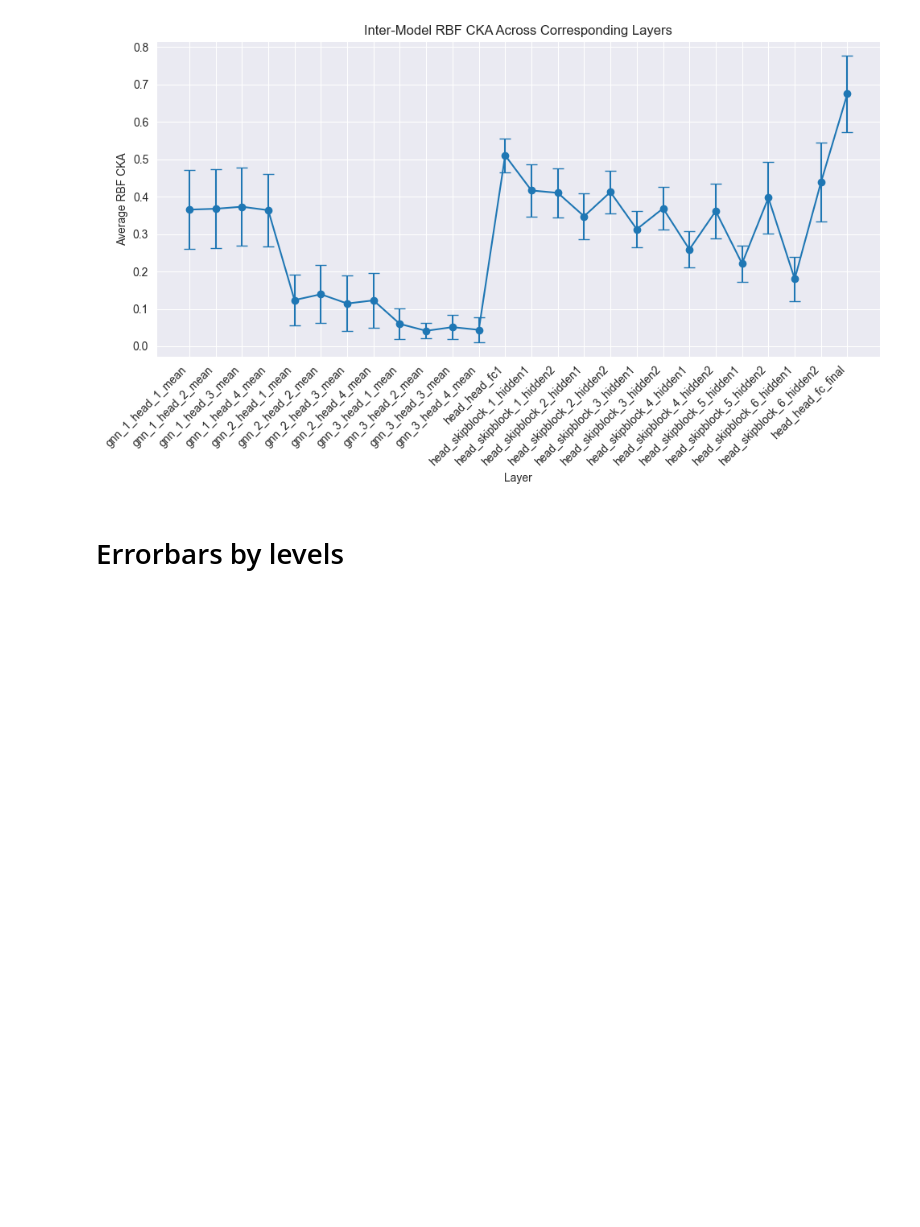
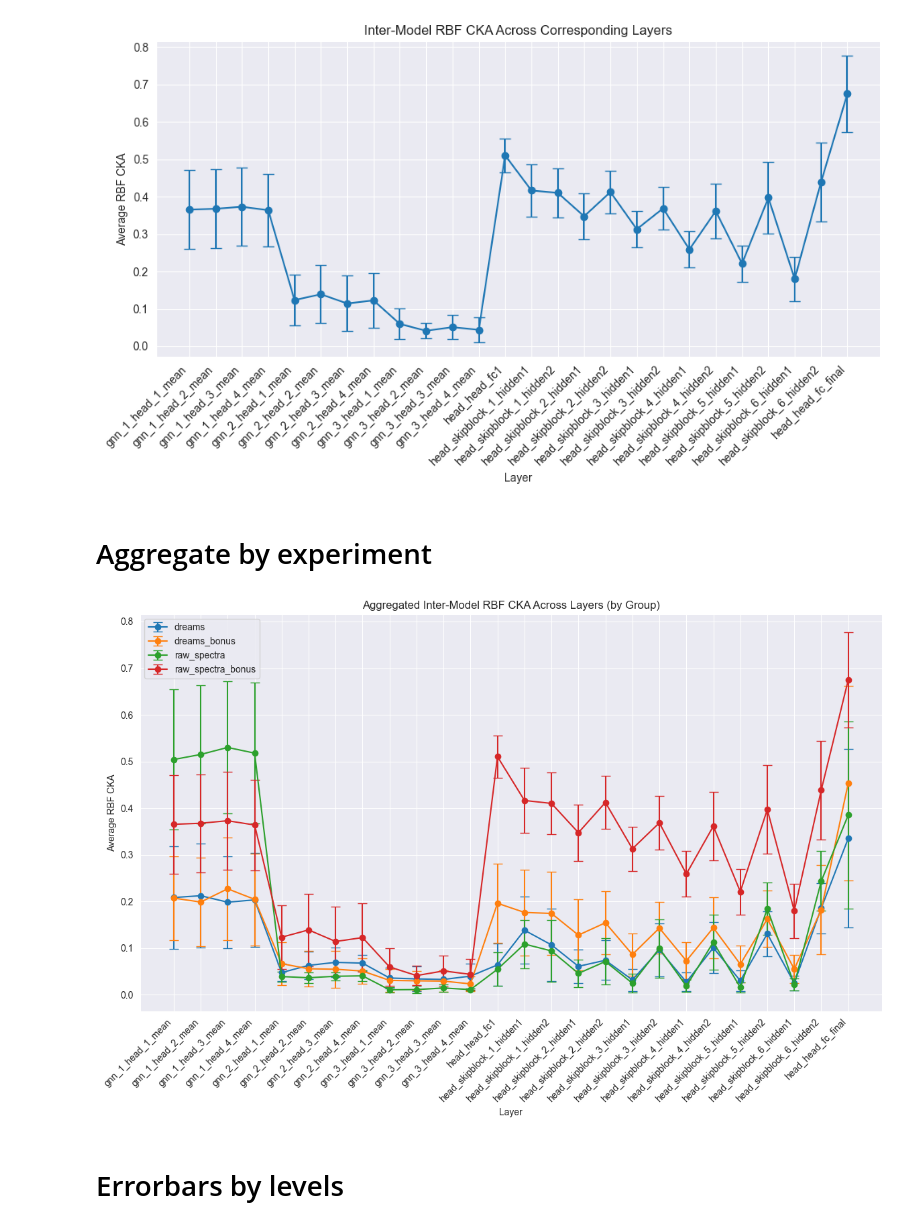
Before and after one commit to Jozefov/PhantoMS, a Jupyter notebook: notebooks/analysis/CKA_Retrieval_COSINE/errorbars_by_input_representation.ipynb, the cells around one changed output. Saved outputs shown, nothing was run; the diff lists cells and outputs as text; code cells hidden in the pictures; blank space fills up the shorter version.

```diff
--- a/notebooks/analysis/CKA_Retrieval_COSINE/errorbars_by_input_representation.ipynb
+++ b/notebooks/analysis/CKA_Retrieval_COSINE/errorbars_by_input_representation.ipynb
@@ -445,3 +445,5 @@ layer_similarities_raw_spectra_bonus = compute_inter_model_cka(experiment_raw_sp
 plot_inter_model_cka(layer_similarities_raw_spectra_bonus, metric='rbf')
 # %% [output]
 [figure]
+# %% [markdown]
+# Aggregate by experiment
@@ -448,3 +506,14 @@ plot_inter_model_cka(layer_similarities_raw_spectra_bonus, metric='rbf')
+# %%
+experiment_types = {
+    "dreams": experiment_dreams,               # list of directories for dreams embeddings
+    "dreams_bonus": experiment_dreams_bonus,     # list of directories for dreams bonus embeddings
+    "raw_spectra": experiment_raw_spectra,         # list of directories for raw spectra
+    "raw_spectra_bonus": experiment_raw_spectra_bonus  # list of directories for raw spectra plus bonus
+}
+# %%
+plot_aggregated_inter_model_cka_by_group(experiment_types, layer_names, metric='rbf')
+# %% [output]
+[figure, added]
 # %% [markdown]
 # Errorbars by levels
 # %% [markdown]
```
Also changed, not shown: parts of 4 cells of this notebook.
